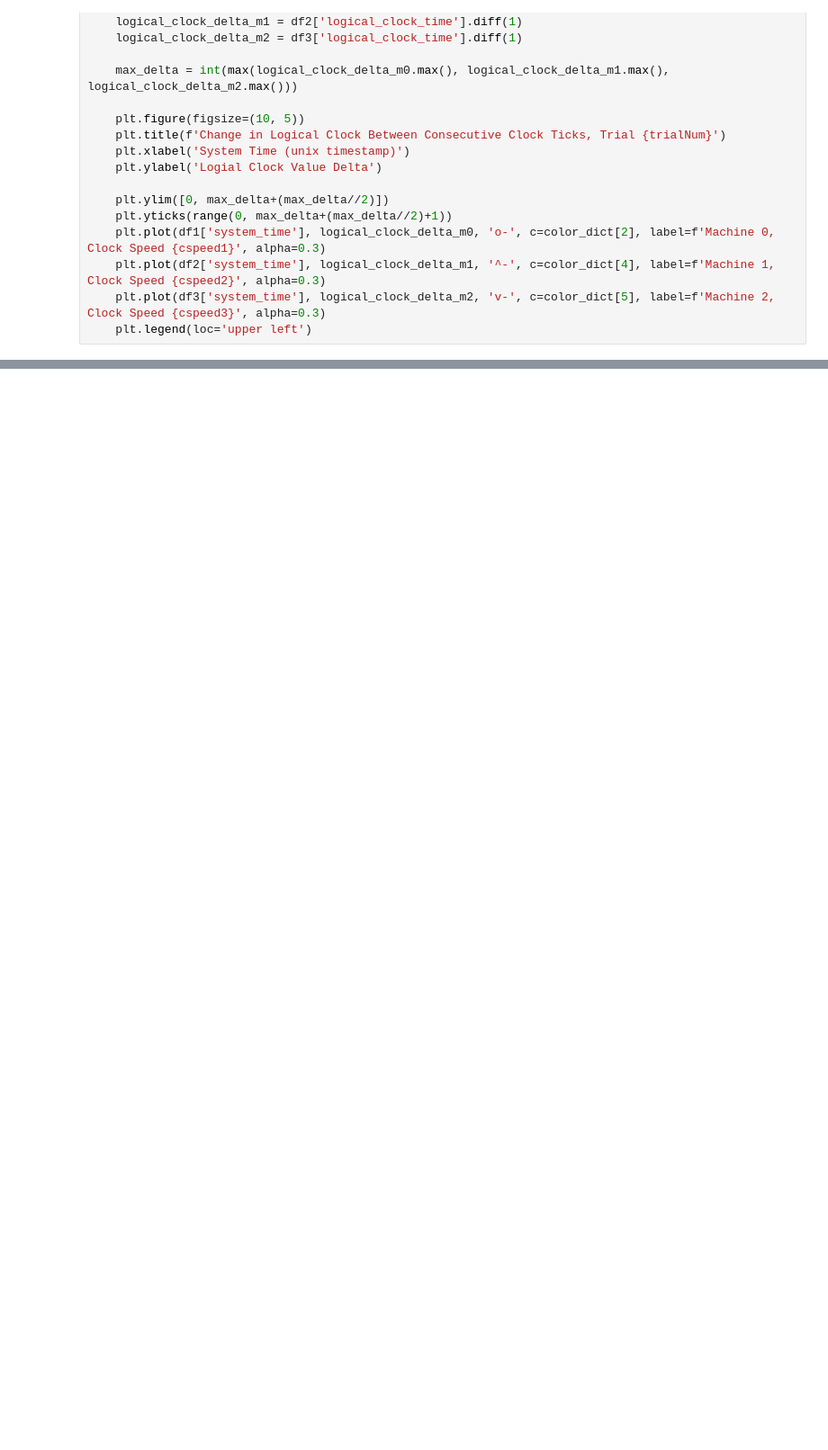
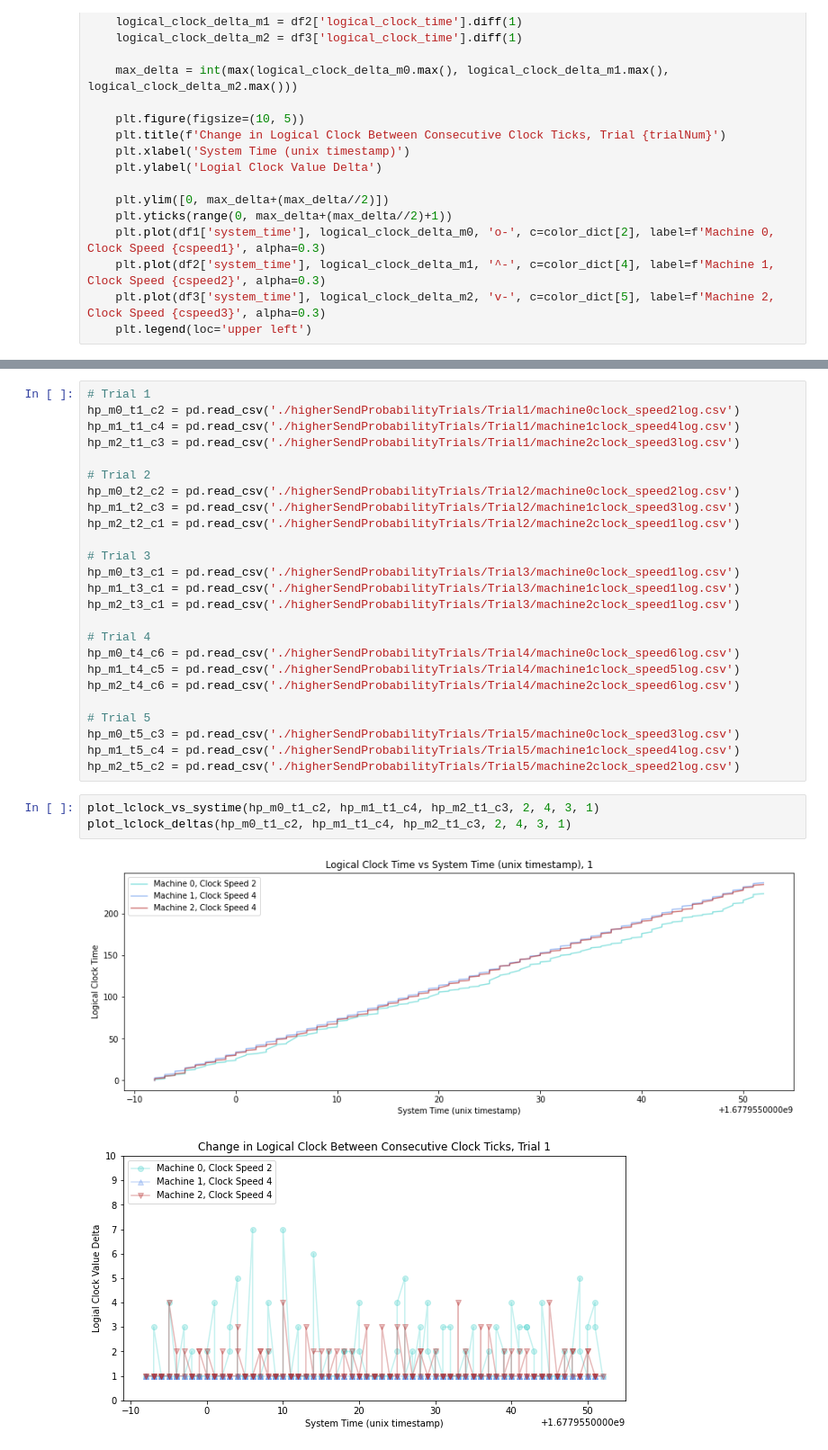
Before and after one commit to carolynwanf/CS262-logical-clocks, a Jupyter notebook: logicalClockAnalysis.ipynb, the cells around one changed output, grey strips where cells are left out. Shown at 90% size. Cells and saved outputs as stored; diff of their text form; blank space fills up the shorter version.

```diff
--- a/logicalClockAnalysis.ipynb
+++ b/logicalClockAnalysis.ipynb
@@ -101,0 +102,31 @@ plot_lclock_deltas(m0_t5_c1, m1_t5_c6, m2_t5_c1, 1, 6, 1, 5)
+# %%
+# Trial 1
+hp_m0_t1_c2 = pd.read_csv('./higherSendProbabilityTrials/Trial1/machine0clock_speed2log.csv')
+hp_m1_t1_c4 = pd.read_csv('./higherSendProbabilityTrials/Trial1/machine1clock_speed4log.csv')
+hp_m2_t1_c3 = pd.read_csv('./higherSendProbabilityTrials/Trial1/machine2clock_speed3log.csv')
+
+# Trial 2
+hp_m0_t2_c2 = pd.read_csv('./higherSendProbabilityTrials/Trial2/machine0clock_speed2log.csv')
+hp_m1_t2_c3 = pd.read_csv('./higherSendProbabilityTrials/Trial2/machine1clock_speed3log.csv')
+hp_m2_t2_c1 = pd.read_csv('./higherSendProbabilityTrials/Trial2/machine2clock_speed1log.csv')
+
+# Trial 3
+hp_m0_t3_c1 = pd.read_csv('./higherSendProbabilityTrials/Trial3/machine0clock_speed1log.csv')
+hp_m1_t3_c1 = pd.read_csv('./higherSendProbabilityTrials/Trial3/machine1clock_speed1log.csv')
+hp_m2_t3_c1 = pd.read_csv('./higherSendProbabilityTrials/Trial3/machine2clock_speed1log.csv')
+
+# Trial 4
+hp_m0_t4_c6 = pd.read_csv('./higherSendProbabilityTrials/Trial4/machine0clock_speed6log.csv')
+hp_m1_t4_c5 = pd.read_csv('./higherSendProbabilityTrials/Trial4/machine1clock_speed5log.csv')
+hp_m2_t4_c6 = pd.read_csv('./higherSendProbabilityTrials/Trial4/machine2clock_speed6log.csv')
+
+# Trial 5
+hp_m0_t5_c3 = pd.read_csv('./higherSendProbabilityTrials/Trial5/machine0clock_speed3log.csv')
+hp_m1_t5_c4 = pd.read_csv('./higherSendProbabilityTrials/Trial5/machine1clock_speed4log.csv')
+hp_m2_t5_c2 = pd.read_csv('./higherSendProbabilityTrials/Trial5/machine2clock_speed2log.csv')
+# %%
+plot_lclock_vs_systime(hp_m0_t1_c2, hp_m1_t1_c4, hp_m2_t1_c3, 2, 4, 3, 1)
+plot_lclock_deltas(hp_m0_t1_c2, hp_m1_t1_c4, hp_m2_t1_c3, 2, 4, 3, 1)
+# %% [output]
+[figure, added]
+[figure, added]
```
Also changed, not shown: parts of 10 cells of this notebook, 14 other files.
